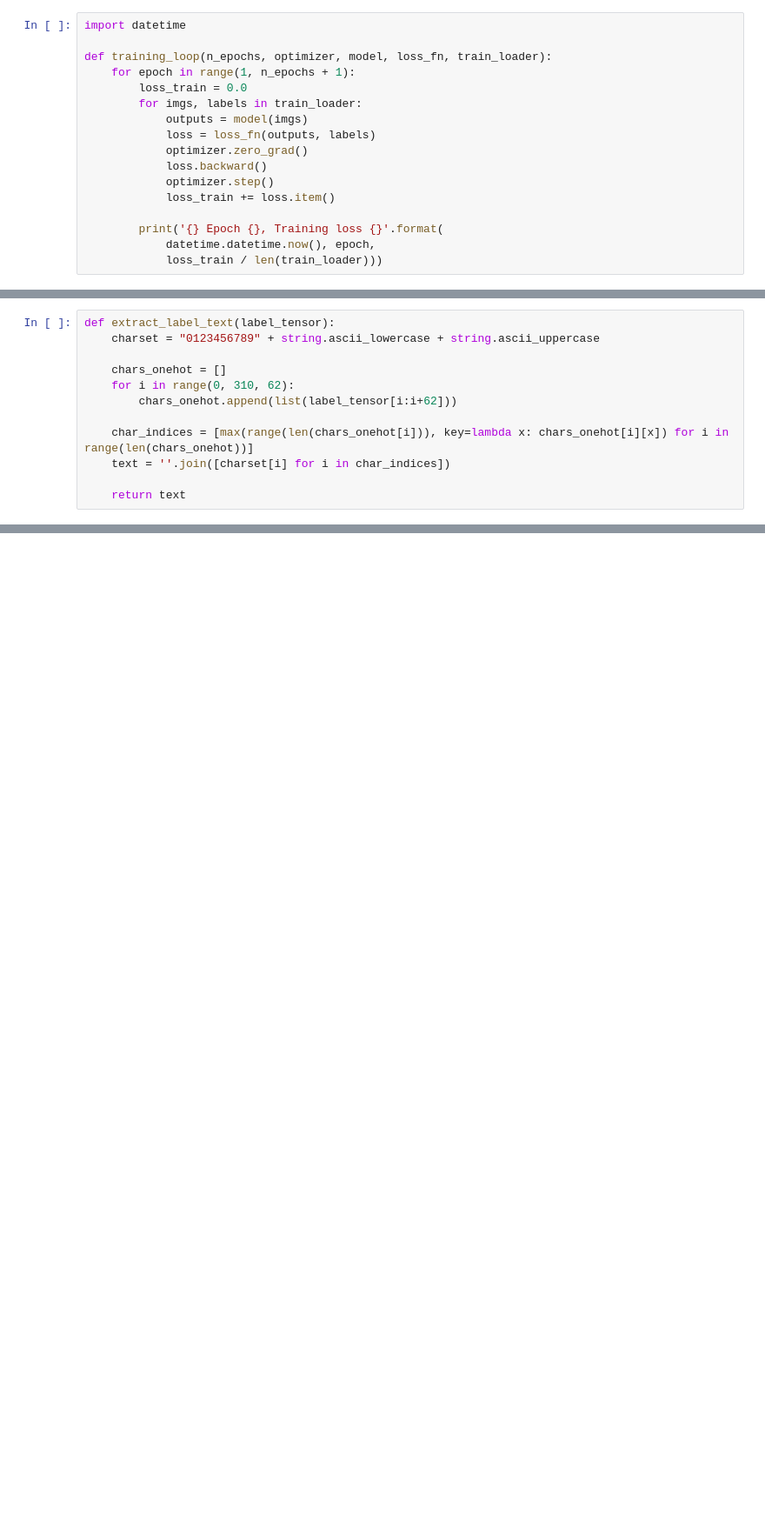
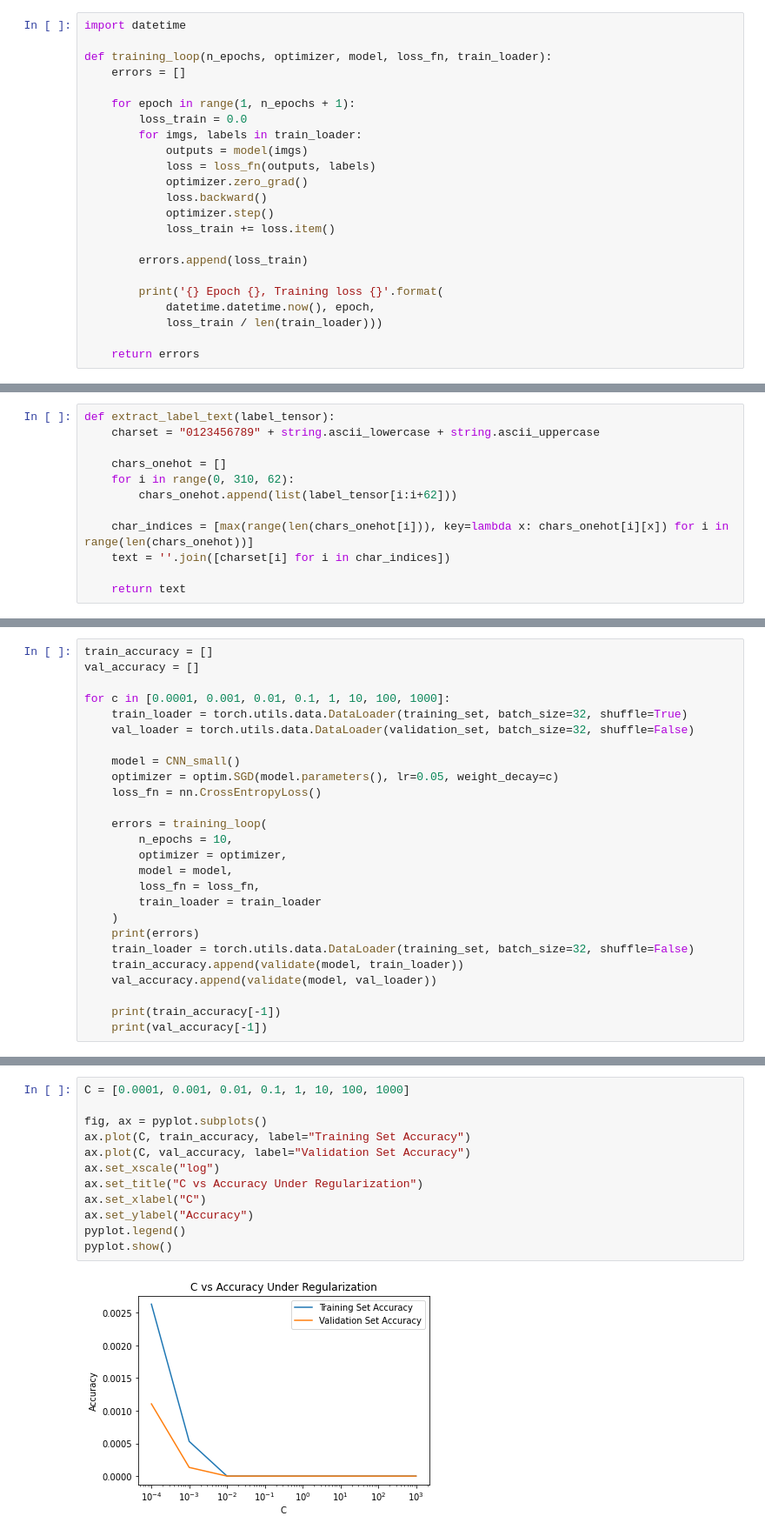
Before and after one commit to AlpacaMax/ML_CAPTCHA_Recognition, a Jupyter notebook: nn_approach.ipynb, the cells around one changed output, grey strips where cells are left out. Shown at 87% size. Cells and saved outputs as stored; diff of their text form; blank space fills up the shorter version.

```diff
--- a/nn_approach.ipynb
+++ b/nn_approach.ipynb
@@ -168,6 +199,8 @@ class CNN_small(nn.Module):
 import datetime
 
 def training_loop(n_epochs, optimizer, model, loss_fn, train_loader):
+    errors = []
+
     for epoch in range(1, n_epochs + 1):
         loss_train = 0.0
         for imgs, labels in train_loader:
@@ -178,6 +211,10 @@ def training_loop(n_epochs, optimizer, model, loss_fn, train_loader):
             optimizer.step()
             loss_train += loss.item()
 
+        errors.append(loss_train)
+
         print('{} Epoch {}, Training loss {}'.format(
             datetime.datetime.now(), epoch,
             loss_train / len(train_loader)))
+
+    return errors
@@ -254,0 +248,26 @@ Accuracy val: 0.00
+# %%
+train_accuracy = []
+val_accuracy = []
+
+for c in [0.0001, 0.001, 0.01, 0.1, 1, 10, 100, 1000]:
+    train_loader = torch.utils.data.DataLoader(training_set, batch_size=32, shuffle=True)
+    val_loader = torch.utils.data.DataLoader(validation_set, batch_size=32, shuffle=False)
+
+    model = CNN_small()
+    optimizer = optim.SGD(model.parameters(), lr=0.05, weight_decay=c)
+    loss_fn = nn.CrossEntropyLoss()
+
+    errors = training_loop(
+        n_epochs = 10,
+        optimizer = optimizer,
+        model = model,
+        loss_fn = loss_fn,
+        train_loader = train_loader
+    )
+    print(errors)
+    train_loader = torch.utils.data.DataLoader(training_set, batch_size=32, shuffle=False)
+    train_accuracy.append(validate(model, train_loader))
+    val_accuracy.append(validate(model, val_loader))
+
+    print(train_accuracy[-1])
+    print(val_accuracy[-1])
@@ -254,0 +298,14 @@ Accuracy val: 0.00
+# %%
+C = [0.0001, 0.001, 0.01, 0.1, 1, 10, 100, 1000]
+
+fig, ax = pyplot.subplots()
+ax.plot(C, train_accuracy, label="Training Set Accuracy")
+ax.plot(C, val_accuracy, label="Validation Set Accuracy")
+ax.set_xscale("log")
+ax.set_title("C vs Accuracy Under Regularization")
+ax.set_xlabel("C")
+ax.set_ylabel("Accuracy")
+pyplot.legend()
+pyplot.show()
+# %% [output]
+[figure, added]
```
Also changed, not shown: parts of 9 cells of this notebook, 4 other files.
